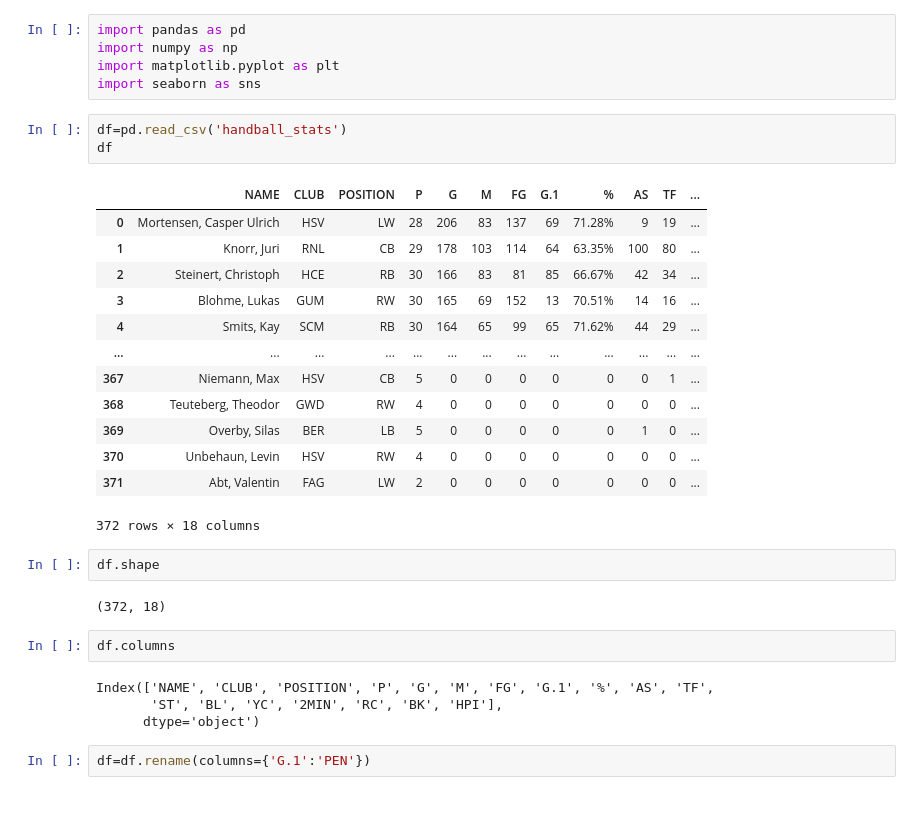
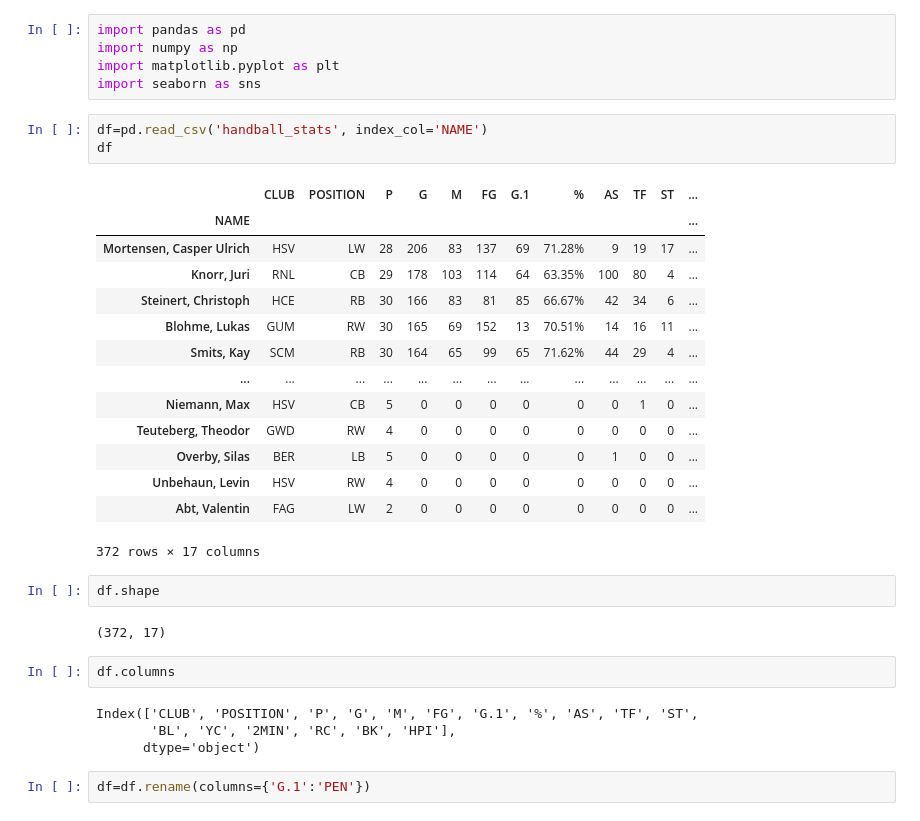
Before and after one commit to NemanjaGojkovic/Primena_naprednih_metoda_klasterovanja_u_rukometnoj_Bundes_ligi, a Jupyter notebook: Analiza podataka.ipynb, the cells around one changed output. Cells and saved outputs as stored; diff of their text form.

```diff
--- a/Analiza podataka.ipynb
+++ b/Analiza podataka.ipynb
@@ -6,31 +6,32 @@ import numpy as np
 import matplotlib.pyplot as plt
 import seaborn as sns
 # %%
-df=pd.read_csv('handball_stats')
+df=pd.read_csv('handball_stats', index_col='NAME')
 df
 # %% [output]
-|  | NAME | CLUB | POSITION | P | G | M | FG | G.1 | % | AS | TF | ... |
-| 0 | Mortensen, Casper Ulrich | HSV | LW | 28 | 206 | 83 | 137 | 69 | 71.28% | 9 | 19 | ... |
-| 1 | Knorr, Juri | RNL | CB | 29 | 178 | 103 | 114 | 64 | 63.35% | 100 | 80 | ... |
-| 2 | Steinert, Christoph | HCE | RB | 30 | 166 | 83 | 81 | 85 | 66.67% | 42 | 34 | ... |
-| 3 | Blohme, Lukas | GUM | RW | 30 | 165 | 69 | 152 | 13 | 70.51% | 14 | 16 | ... |
-| 4 | Smits, Kay | SCM | RB | 30 | 164 | 65 | 99 | 65 | 71.62% | 44 | 29 | ... |
+|  | CLUB | POSITION | P | G | M | FG | G.1 | % | AS | TF | ST | ... |
+| NAME |  |  |  |  |  |  |  |  |  |  |  | ... |
+| Mortensen, Casper Ulrich | HSV | LW | 28 | 206 | 83 | 137 | 69 | 71.28% | 9 | 19 | 17 | ... |
+| Knorr, Juri | RNL | CB | 29 | 178 | 103 | 114 | 64 | 63.35% | 100 | 80 | 4 | ... |
+| Steinert, Christoph | HCE | RB | 30 | 166 | 83 | 81 | 85 | 66.67% | 42 | 34 | 6 | ... |
+| Blohme, Lukas | GUM | RW | 30 | 165 | 69 | 152 | 13 | 70.51% | 14 | 16 | 11 | ... |
+| Smits, Kay | SCM | RB | 30 | 164 | 65 | 99 | 65 | 71.62% | 44 | 29 | 4 | ... |
 | ... | ... | ... | ... | ... | ... | ... | ... | ... | ... | ... | ... | ... |
-| 367 | Niemann, Max | HSV | CB | 5 | 0 | 0 | 0 | 0 | 0 | 0 | 1 | ... |
-| 368 | Teuteberg, Theodor | GWD | RW | 4 | 0 | 0 | 0 | 0 | 0 | 0 | 0 | ... |
-| 369 | Overby, Silas | BER | LB | 5 | 0 | 0 | 0 | 0 | 0 | 1 | 0 | ... |
-| 370 | Unbehaun, Levin | HSV | RW | 4 | 0 | 0 | 0 | 0 | 0 | 0 | 0 | ... |
-| 371 | Abt, Valentin | FAG | LW | 2 | 0 | 0 | 0 | 0 | 0 | 0 | 0 | ... |
+| Niemann, Max | HSV | CB | 5 | 0 | 0 | 0 | 0 | 0 | 0 | 1 | 0 | ... |
+| Teuteberg, Theodor | GWD | RW | 4 | 0 | 0 | 0 | 0 | 0 | 0 | 0 | 0 | ... |
+| Overby, Silas | BER | LB | 5 | 0 | 0 | 0 | 0 | 0 | 1 | 0 | 0 | ... |
+| Unbehaun, Levin | HSV | RW | 4 | 0 | 0 | 0 | 0 | 0 | 0 | 0 | 0 | ... |
+| Abt, Valentin | FAG | LW | 2 | 0 | 0 | 0 | 0 | 0 | 0 | 0 | 0 | ... |
-372 rows × 18 columns
+372 rows × 17 columns
 # %%
 df.shape
 # %% [output]
-(372, 18)
+(372, 17)
 # %%
 df.columns
 # %% [output]
-Index(['NAME', 'CLUB', 'POSITION', 'P', 'G', 'M', 'FG', 'G.1', '%', 'AS', 'TF',
-       'ST', 'BL', 'YC', '2MIN', 'RC', 'BK', 'HPI'],
+Index(['CLUB', 'POSITION', 'P', 'G', 'M', 'FG', 'G.1', '%', 'AS', 'TF', 'ST',
+       'BL', 'YC', '2MIN', 'RC', 'BK', 'HPI'],
       dtype='object')
 # %%
 df=df.rename(columns={'G.1':'PEN'})
```
Also changed, not shown: parts of 15 cells of this notebook.
